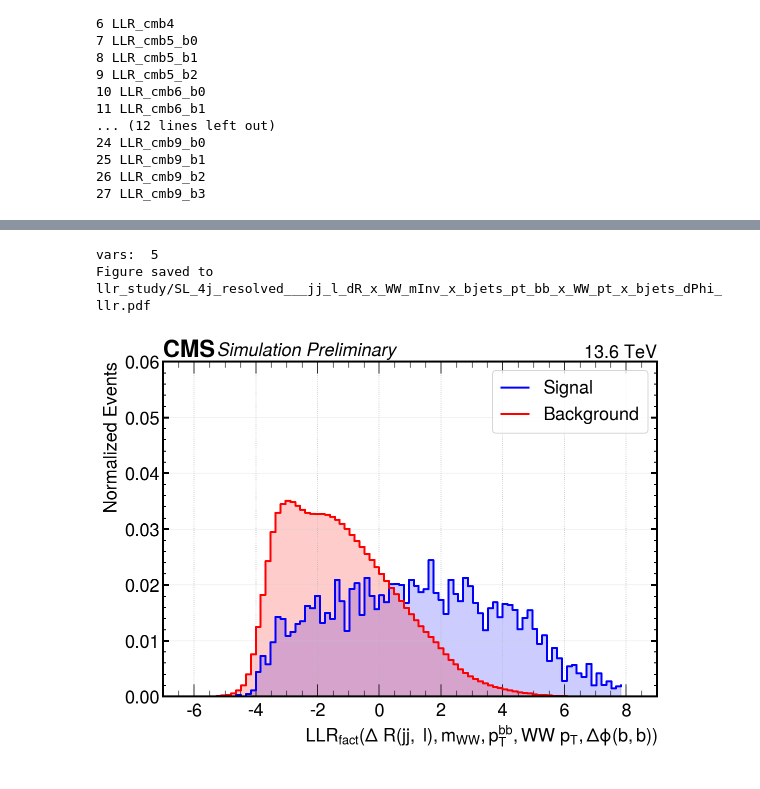
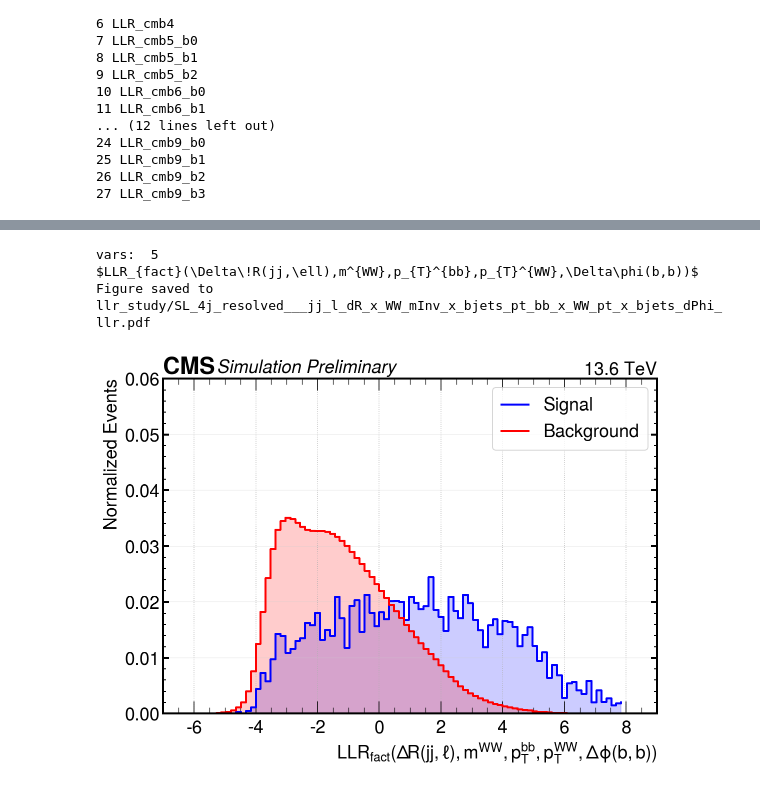
Before and after one commit to antonettprado/hh, a Jupyter notebook: llr_study/plot_llrs_distributions.ipynb, the cells around one changed output, grey strips where cells are left out. Drawn from its saved outputs; the diff is of its cells as text; code cells hidden in the pictures.

```diff
--- a/llr_study/plot_llrs_distributions.ipynb
+++ b/llr_study/plot_llrs_distributions.ipynb
@@ -71,13 +74,14 @@ Figure saved to llr_study/SL_4j_resolved___jj_l_dR_x_WW_mInv_x_bjets_pt_bb_x_WW_
 # %%
 wd = WorkDirectory(crtd_dirs[7])
 refs = wd.get_references(channels=['SL_4j_resolved'])
 llr_analyzer = Analyzer(wd, CONFIG, outdir=Path('llr_study'))
 show_var_dim(ref_5var)
-llr_analyzer.plot_sig_bkg_new(ref_5var, plot_style, PlotLimits(xmin=-7, xmax=9, ymax=0.06))
+llr_analyzer.plot_sig_bkg(ref_5var, plot_style, PlotLimits(xmin=-7, xmax=9, ymax=0.06))
 # %% [output]
 vars:  5
+$LLR_{fact}(\Delta\!R(jj,\ell),m^{WW},p_{T}^{bb},p_{T}^{WW},\Delta\phi(b,b))$
 Figure saved to llr_study/SL_4j_resolved___jj_l_dR_x_WW_mInv_x_bjets_pt_bb_x_WW_pt_x_bjets_dPhi_llr.pdf
-[figure, old version]
+[figure, new version]
 # %%
 wd = WorkDirectory(crtd_dirs[10])   # 10 to 13
 llr_analyzer = Analyzer(wd, CONFIG, outdir=Path('llr_study'))
```
Also changed, not shown: parts of 6 cells of this notebook, 5 other files.
